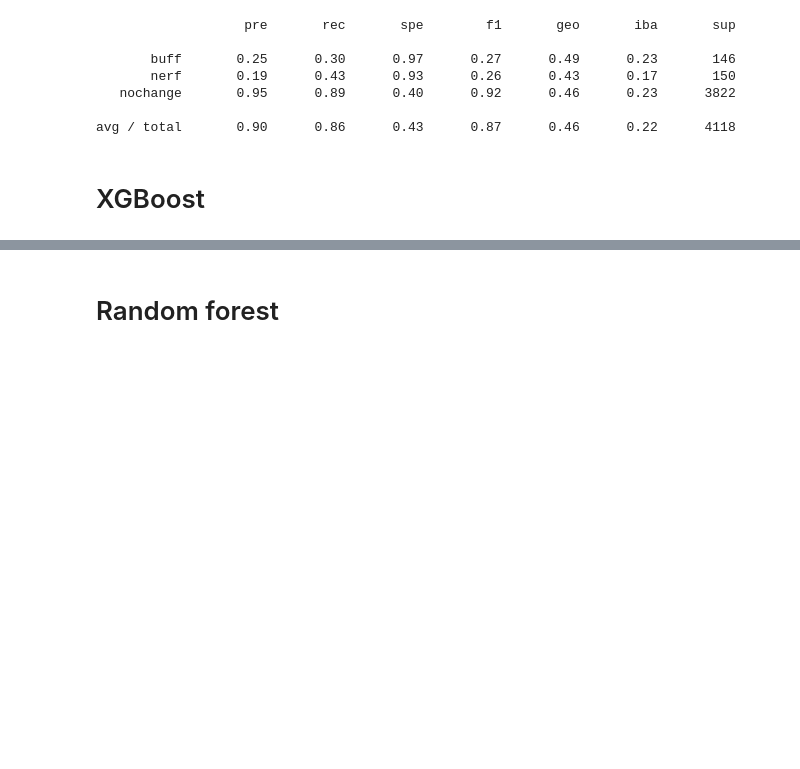
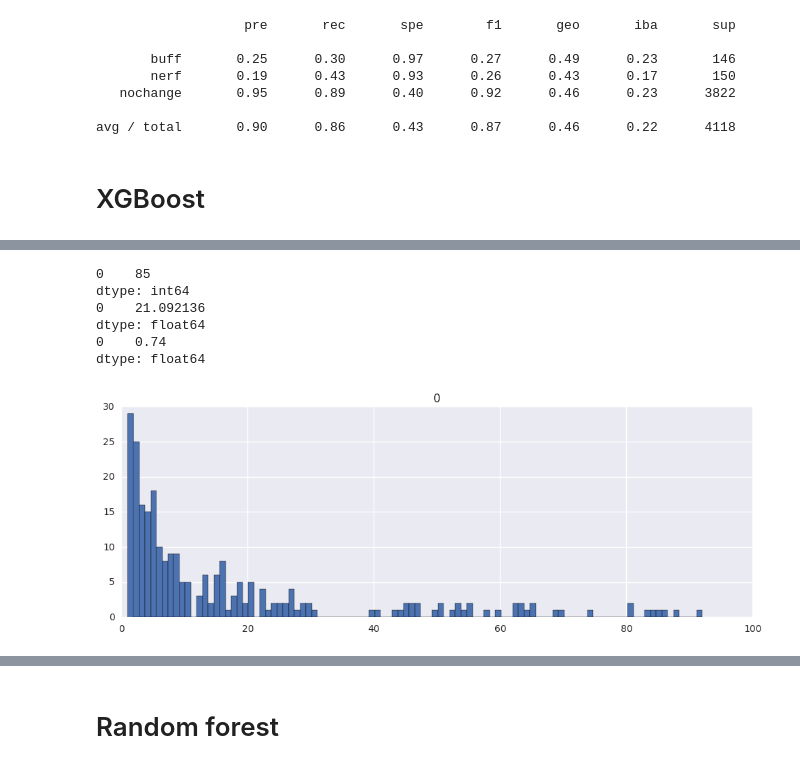
Before and after one commit to joseph-jnl/insight, a Jupyter notebook: lol_model_diamondonly.ipynb, the cells around one changed output, grey strips where cells are left out. Saved outputs shown, nothing was run; the diff lists cells and outputs as text; code cells hidden in the pictures; blank space fills up the shorter version.

```diff
--- a/lol_model_diamondonly.ipynb
+++ b/lol_model_diamondonly.ipynb
@@ -756,0 +1001,16 @@ avg / total       0.90      0.94      0.26      0.92      0.79      0.66      40
+# %%
+ttn[ttn<100].hist(bins=100)
+
+
+print(ttn[ttn<5].count())
+print(ttn[ttn<100].std())
+
+print(ttn[ttn<21].count()/ttn[ttn<100].count())
+# %% [output]
+0    85
+dtype: int64
+0    21.092136
+dtype: float64
+0    0.74
+dtype: float64
+[figure, added]
```
Also changed, not shown: parts of 25 cells of this notebook.
